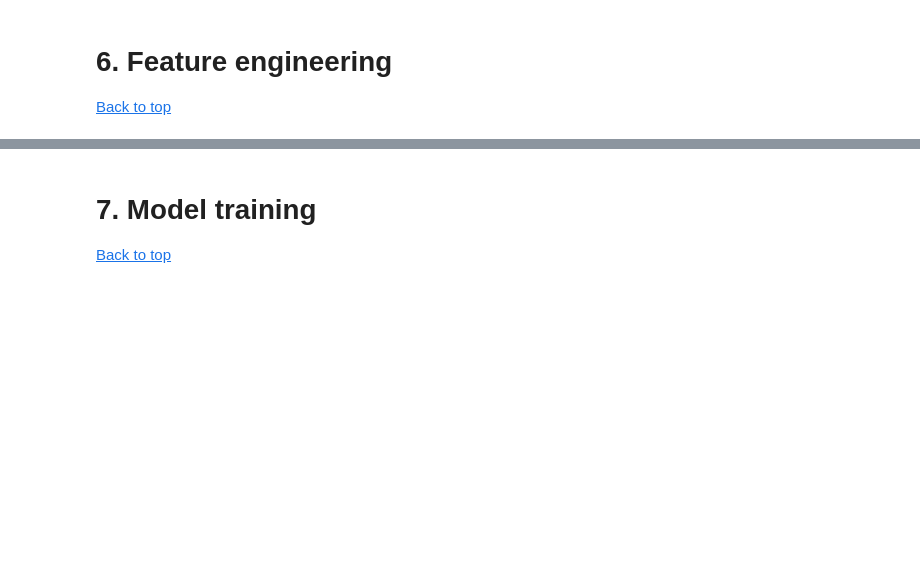
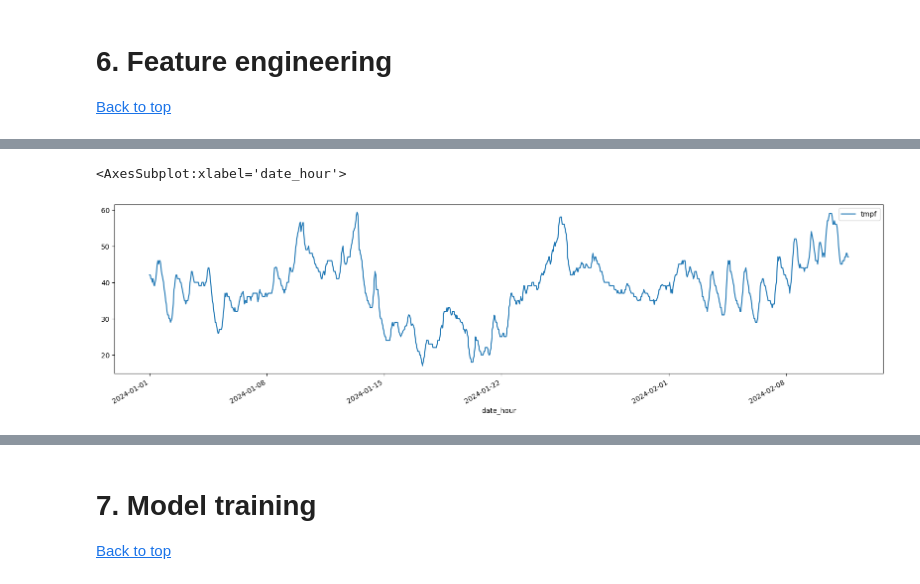
Before and after one commit to kermityan/NYC_taxi_price_predict, a Jupyter notebook: taxi_price_prediction.ipynb, the cells around one changed output, grey strips where cells are left out. Saved outputs shown, nothing was run; the diff lists cells and outputs as text; code cells hidden in the pictures; blank space fills up the shorter version.

Commit message:
Weather features added

```diff
--- a/taxi_price_prediction.ipynb
+++ b/taxi_price_prediction.ipynb
@@ -491,0 +679,5 @@ df_new_features =
+# %%
+df_weather['tmpf'] = df_weather['tmpf'].interpolate(method ='linear', limit_direction ='forward')
+df_weather['relh'] = df_weather['relh'].interpolate(method ='linear', limit_direction ='forward')
+df_weather['sped'] = df_weather['sped'].interpolate(method ='linear', limit_direction ='forward')
+df_weather['p01i'] = df_weather['p01i'].interpolate(method ='linear', limit_direction ='forward')
@@ -491,0 +694,3 @@ df_new_features =
+# %%
+df_weather['gust_mph'] = df_weather['gust_mph'].replace(to_replace=np.nan, value=0)
+df_weather['skyc1'] = df_weather['skyc1'].replace(to_replace=np.nan, value='CLR')
@@ -491,0 +711,5 @@ df_new_features =
+# %%
+df_weather_grouped_by_hour =  df_weather.groupby(['date','month','day','hour']).mean().reset_index()
+#df_weather_grouped_by_hour['records_qty'] = df_weather.groupby(['date','month','day','hour']).count().reset_index()['Temperature_C']
+print(df_weather_grouped_by_hour.shape)
+df_weather_grouped_by_hour.head()
@@ -491,0 +724,7 @@ df_new_features =
+# %%
+df_weather_grouped_by_hour['date_hour'] = pd.to_datetime(df_weather_grouped_by_hour.date) + pd.to_timedelta(df_weather_grouped_by_hour.hour, unit='h')
+# %%
+df_weather_grouped_by_hour[['date_hour','tmpf']][:1000].plot(figsize=(20,5), x='date_hour', y='tmpf')
+# %% [output]
+<AxesSubplot:xlabel='date_hour'>
+[figure, added]
```
Also changed, not shown: parts of 39 cells of this notebook, 1 other file.
